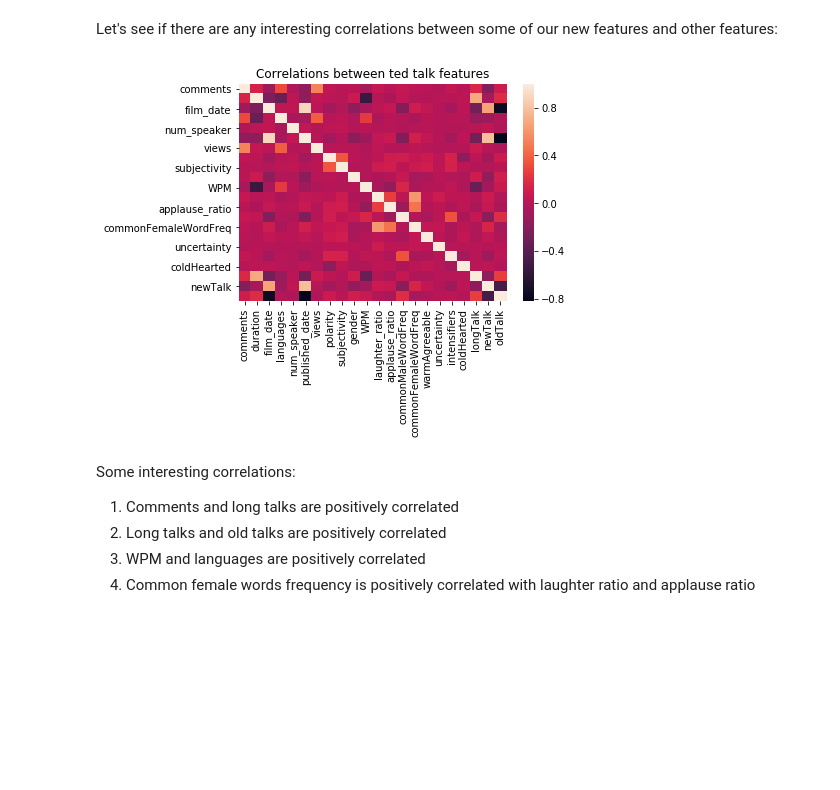
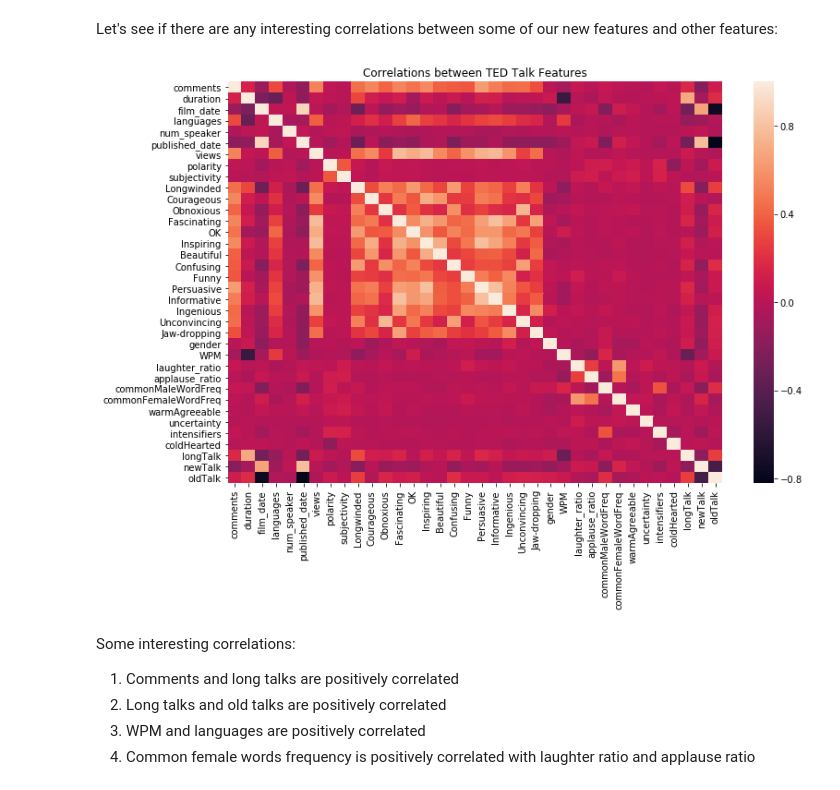
Before and after one commit to GreenMouth/Data-Science-Lab-Final-Project, a Jupyter notebook: src/Data-Exploration.ipynb, the cells around one changed output. Saved outputs shown, nothing was run; the diff lists cells and outputs as text; code cells hidden in the pictures; blank space fills up the shorter version.

Commit message:
Parsed through the ratings and explored gender differences in ratings

```diff
--- a/src/Data-Exploration.ipynb
+++ b/src/Data-Exploration.ipynb
@@ -167,8 +167,3 @@ _ = axes[1,1].set_title('TED Talk Polarity Over Time')
 plt.show()
 # %% [output]
 [figure]
-# %%
-rating_names = {}
-for row in data.itertuples():
-    ratings = list(row.ratings)
-    print(ratings[0])
@@ -192,0 +172,24 @@ for row in data.itertuples():
+# %%
+rating_counts = {'Longwinded':[],'Courageous':[],'Obnoxious':[],'Fascinating':[],'OK':[],'Inspiring':[],'Beautiful':[],
+                'Confusing':[],'Funny':[],'Persuasive':[],'Informative':[],'Ingenious':[],'Unconvincing':[],'Jaw-dropping':[]}
+
+for row in data.itertuples():
+    ratings = eval(row.ratings)
+    done_ratings = set()
+
+    for rating in ratings:
+        name = rating['name']
+        done_ratings.add(name) # Add to the set of ratings we've seen this talk tagged as
+        count = rating['count']
+        rating_counts[name].append(count)
+
+    for key in rating_counts.keys():
+        if key not in done_ratings:
+            rating_counts[key].append(0)  # The tag wasn't used for the talk by anyone, 0 is the count
+    done_ratings.clear()
+
+# Add rating counts to dictionary and remove the old ratings category
+for key,value in rating_counts.items():
+    data[key] = value
+_ = data.drop(labels = ['ratings'],axis=1)
+#data.head()
@@ -446,12 +463,13 @@ def xgbFit(mod,data,predictors,doEstimatorCV=True, numFolds=5, earlyStoppingRoun
 
     # Print report for the model:
     print("Model Report:")
-    print("Accuracy : %.4g" % metrics.accuracy_score(trainData['gender'].values, dtrain_predictions))
+    print("Accuracy (Train) : %.4g" % metrics.accuracy_score(trainData['gender'].values, dtrain_predictions))
     print("AUC Score (Train): %f" % metrics.roc_auc_score(trainData['gender'], dtrain_predprob))
+    print("Accuracy (Test) : %.4g" % metrics.accuracy_score(validData['gender'].values, dvalid_predictions))
     print("AUC Score (Test): %f" % metrics.roc_auc_score(validData['gender'].values, dvalid_predprob))
 
     # Get feature importances
-
+    xgb.plot_importance(mod)
     #featureImportance = pd.Series(xgb.booster().get_fscore()).sort_values(ascending=False)
     #featureImportance.plot(kind='bar', title='Feature Importances')
     #plt.ylabel('Feature Importance Score')
@@ -1073,11 +1117,12 @@ compareGenders('oldTalk')
 Let's see if there are any interesting correlations between some of our new features and other features:
 # %%
 correlations = data.corr()
-_ = sns.heatmap(correlations)
-_ = plt.title('Correlations between ted talk features')
+fig, axes = plt.subplots(nrows=1, ncols=1, figsize=(12, 8))
+_ = sns.heatmap(correlations,ax=axes)
+_ = plt.title('Correlations between TED Talk Features')
 plt.show()
 # %% [output]
-[figure, old version]
+[figure, new version]
 # %% [markdown]
 Some interesting correlations:<br>
 1) Comments and long talks are positively correlated<br>
```
Also changed, not shown: parts of 29 cells of this notebook.
